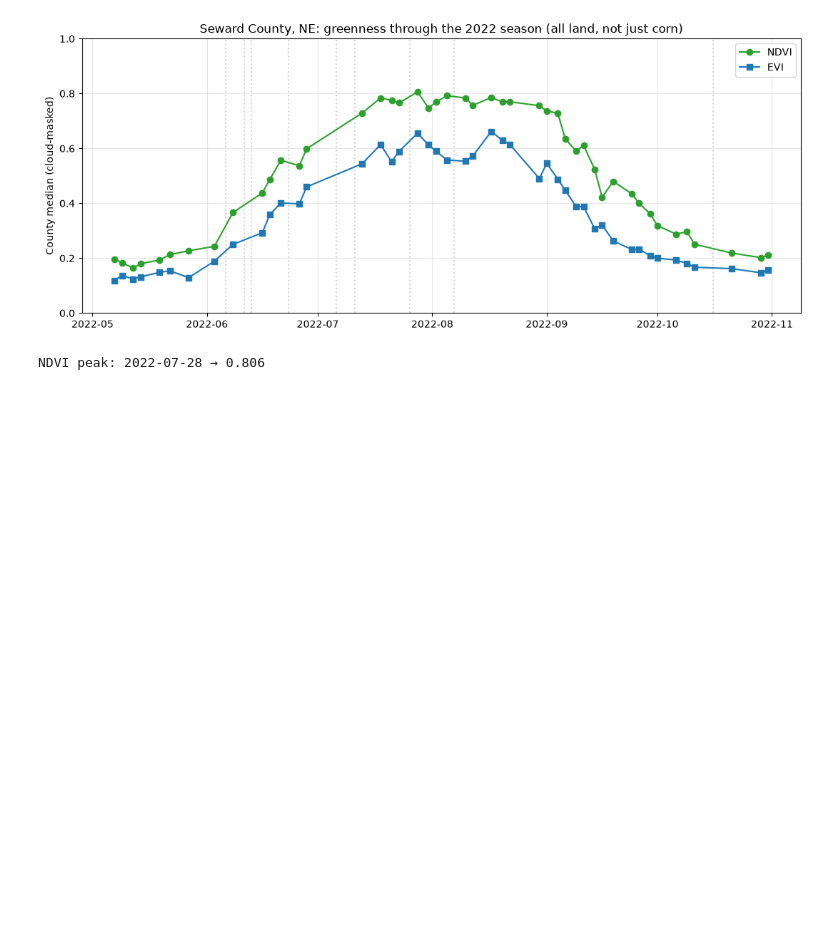
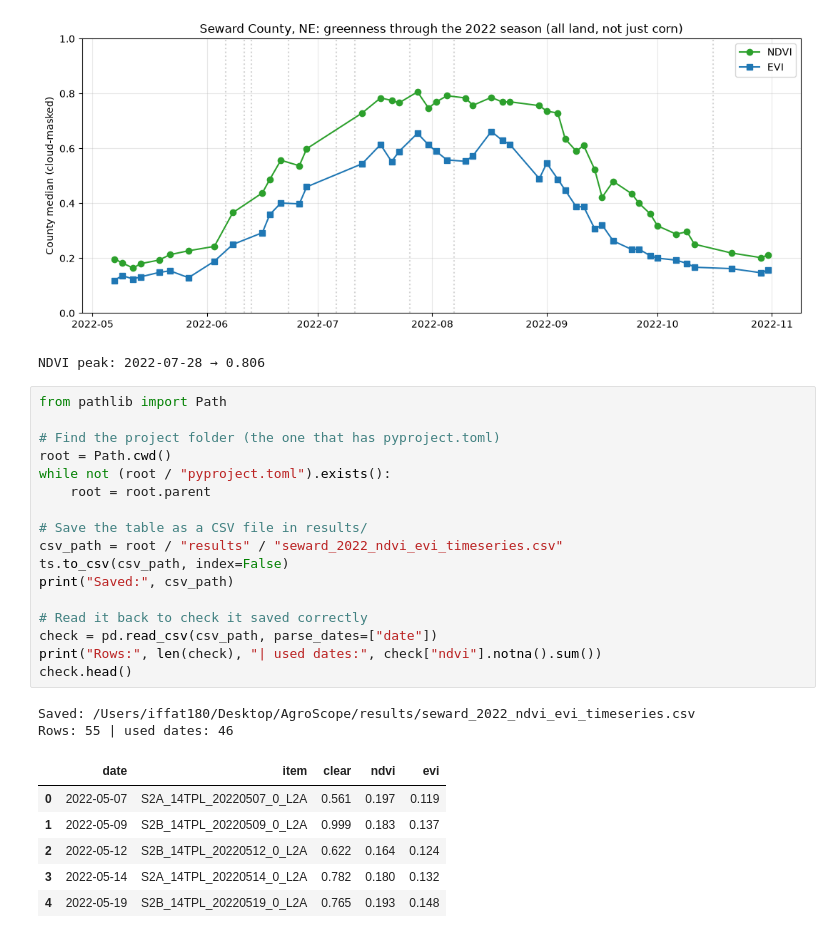
Before and after one commit to iffat180/AgroScope, a Jupyter notebook: notebooks/03_season_timeseries.ipynb, the cells around one changed output. Saved outputs shown, nothing was run; the diff lists cells and outputs as text; blank space fills up the shorter version.

Commit message:
Save Seward 2022 time series to CSV

```diff
--- a/notebooks/03_season_timeseries.ipynb
+++ b/notebooks/03_season_timeseries.ipynb
@@ -137,3 +137,29 @@ print("NDVI peak:", peak["date"].date(), "→", peak["ndvi"])
 # %% [output]
 [figure]
 NDVI peak: 2022-07-28 → 0.806
+# %%
+from pathlib import Path
+
+# Find the project folder (the one that has pyproject.toml)
+root = Path.cwd()
+while not (root / "pyproject.toml").exists():
+    root = root.parent
+
+# Save the table as a CSV file in results/
+csv_path = root / "results" / "seward_2022_ndvi_evi_timeseries.csv"
+ts.to_csv(csv_path, index=False)
+print("Saved:", csv_path)
+
+# Read it back to check it saved correctly
+check = pd.read_csv(csv_path, parse_dates=["date"])
+print("Rows:", len(check), "| used dates:", check["ndvi"].notna().sum())
+check.head()
+# %% [output]
+Saved: /Users/iffat180/Desktop/AgroScope/results/seward_2022_ndvi_evi_timeseries.csv
+Rows: 55 | used dates: 46
+|  | date | item | clear | ndvi | evi |
+| 0 | 2022-05-07 | S2A_14TPL_20220507_0_L2A | 0.561 | 0.197 | 0.119 |
+| 1 | 2022-05-09 | S2B_14TPL_20220509_0_L2A | 0.999 | 0.183 | 0.137 |
+| 2 | 2022-05-12 | S2B_14TPL_20220512_0_L2A | 0.622 | 0.164 | 0.124 |
+| 3 | 2022-05-14 | S2A_14TPL_20220514_0_L2A | 0.782 | 0.180 | 0.132 |
+| 4 | 2022-05-19 | S2B_14TPL_20220519_0_L2A | 0.765 | 0.193 | 0.148 |
```
